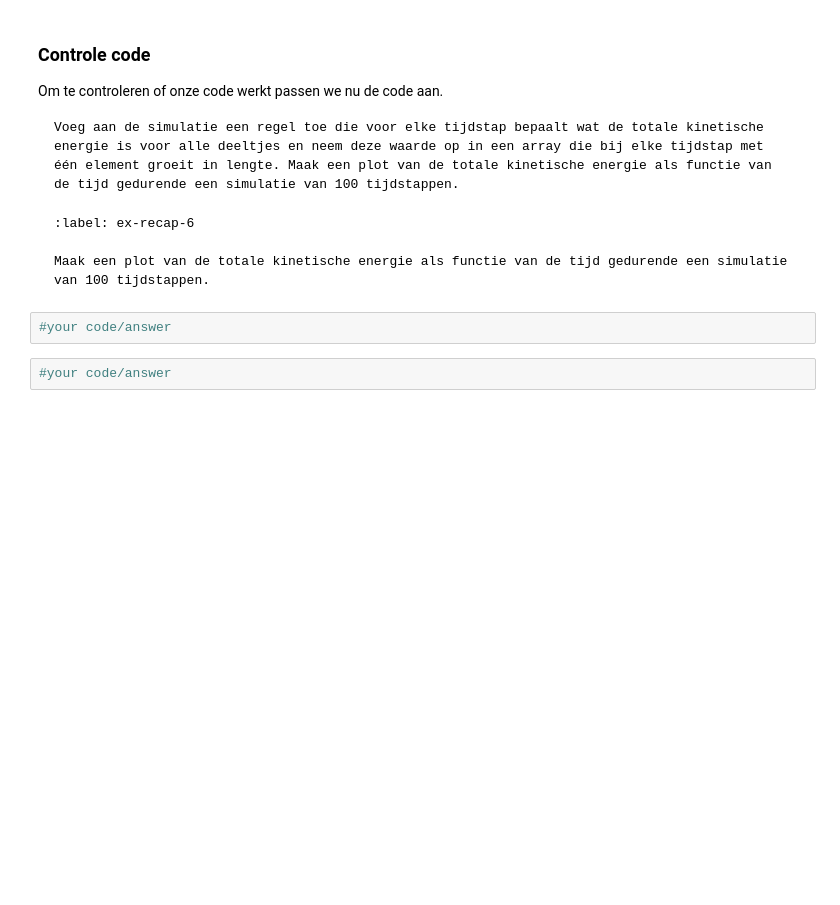
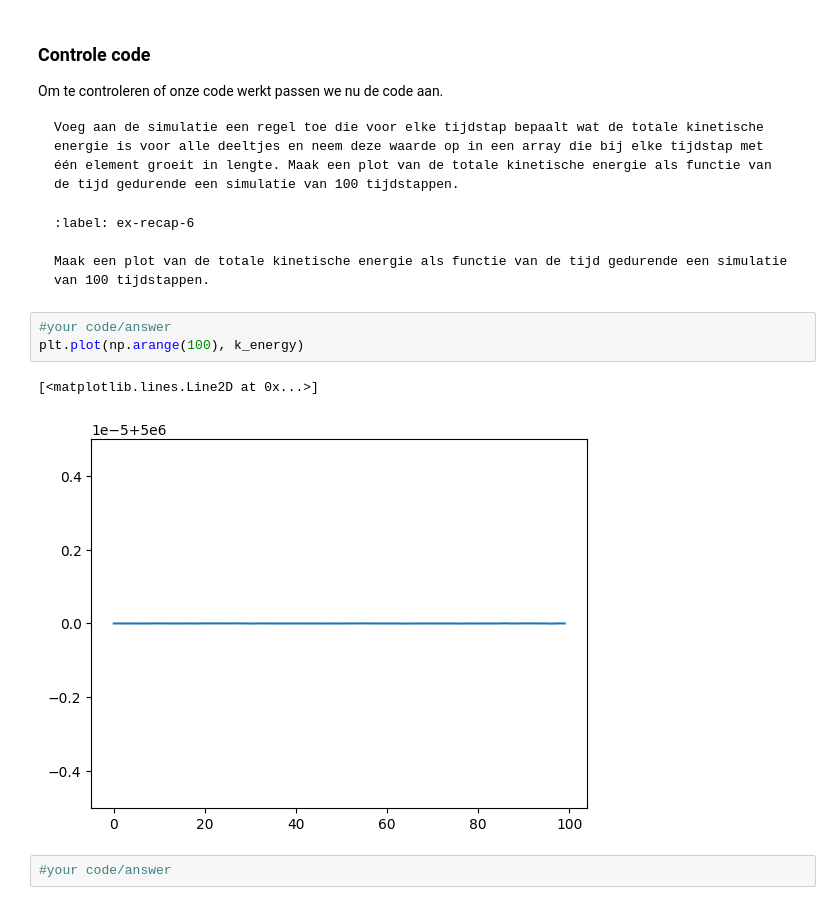
Before and after one commit to DavantePES/inleidend-practicum-2, a Jupyter notebook: Content/PySim/3_recap.ipynb, the cells around one changed output. Drawn from its saved outputs; the diff is of its cells as text; blank space fills up the shorter version.

````diff
--- a/Content/PySim/3_recap.ipynb
+++ b/Content/PySim/3_recap.ipynb
@@ -289,6 +303,10 @@ Maak een plot van de totale kinetische energie als functie van de tijd gedurende
 ```
 # %%
 #your code/answer
+plt.plot(np.arange(100), k_energy)
+# %% [output]
+[<matplotlib.lines.Line2D at 0x...>]
+[figure, added]
 # %%
 #your code/answer
 # %% [markdown]
````
Also changed, not shown: parts of 6 cells of this notebook, 1 other file.
